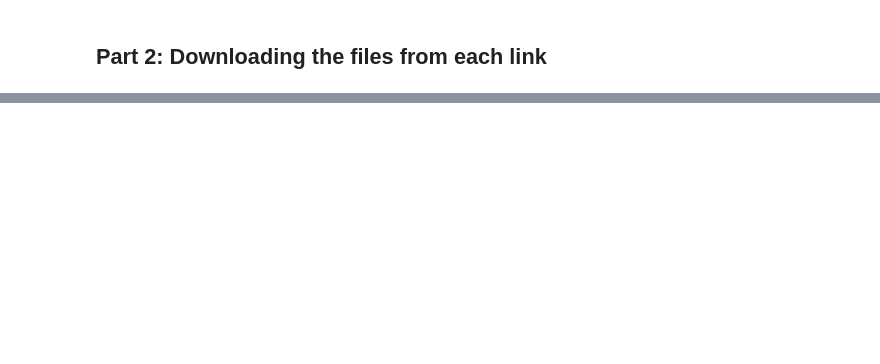
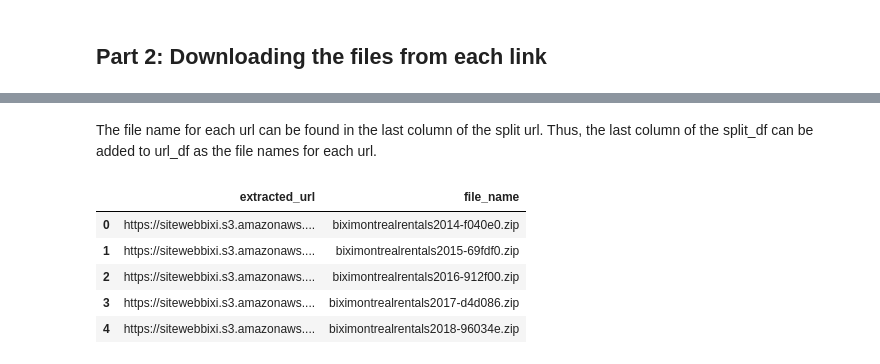
Before and after one commit to andrewyewcy/velocipede, a Jupyter notebook: 010_data_acquisition.ipynb, the cells around one changed output, grey strips where cells are left out. Saved outputs shown, nothing was run; the diff lists cells and outputs as text; code cells hidden in the pictures; blank space fills up the shorter version.

```diff
--- a/010_data_acquisition.ipynb
+++ b/010_data_acquisition.ipynb
@@ -172,0 +186,15 @@ TypeError: extract_link() missing 2 required positional arguments: 'url_list' an
+# %% [markdown]
+The file name for each url can be found in the last column of the split url. Thus, the last column of the split_df can be added to url_df as the file names for each url.
+# %%
+# Accessing the last column in the split_df and adding it to url_df
+url_df['file_name'] = split_df.iloc[:,-1]
+
+# Visually examine the first 5 rows
+display(url_df.head())
+# %% [output]
+|  | extracted_url | file_name |
+| 0 | https://sitewebbixi.s3.amazonaws.... | biximontrealrentals2014-f040e0.zip |
+| 1 | https://sitewebbixi.s3.amazonaws.... | biximontrealrentals2015-69fdf0.zip |
+| 2 | https://sitewebbixi.s3.amazonaws.... | biximontrealrentals2016-912f00.zip |
+| 3 | https://sitewebbixi.s3.amazonaws.... | biximontrealrentals2017-d4d086.zip |
+| 4 | https://sitewebbixi.s3.amazonaws.... | biximontrealrentals2018-96034e.zip |
```
Also changed, not shown: parts of 43 cells of this notebook.
